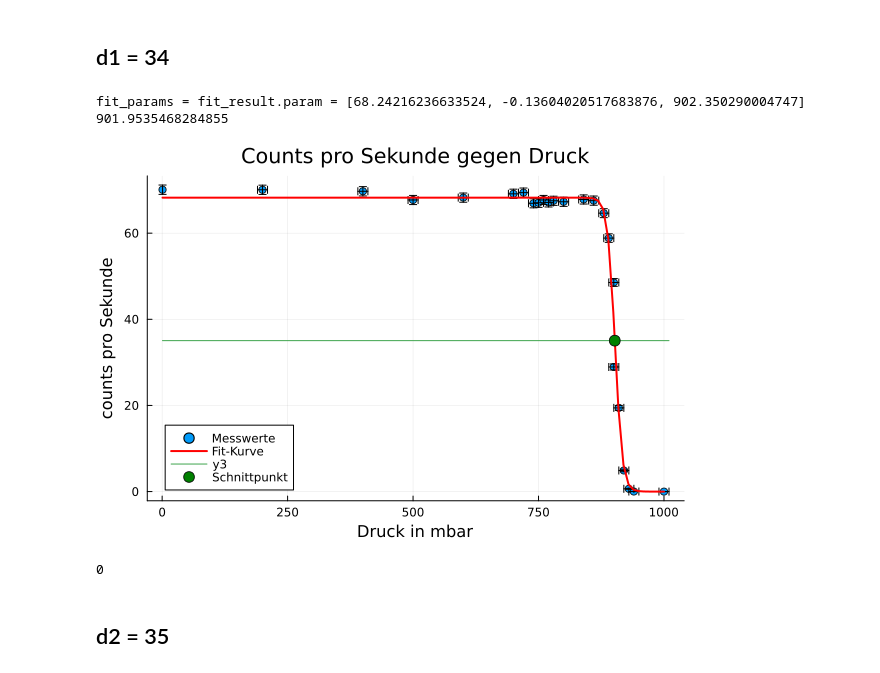
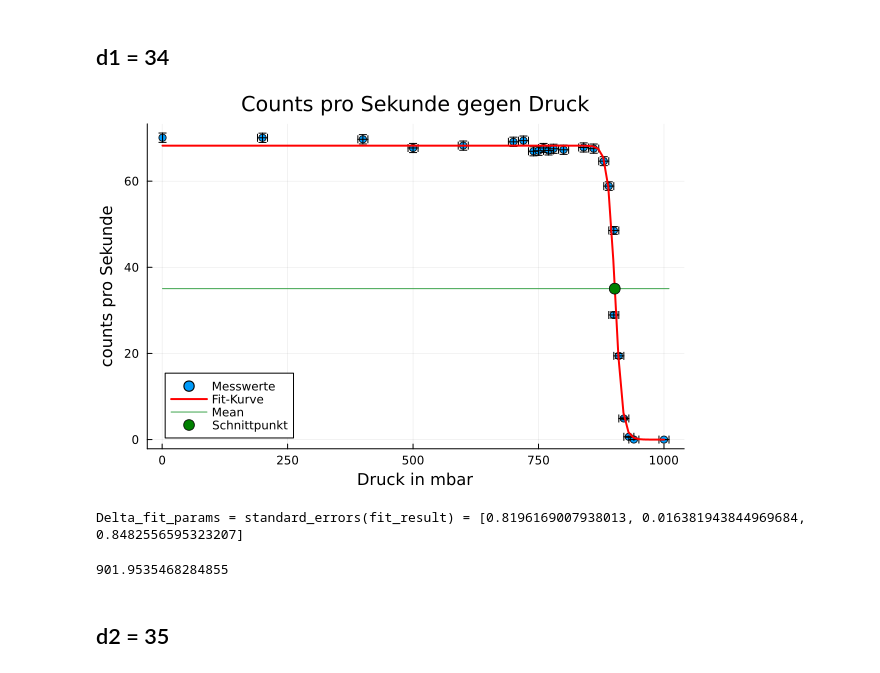
Before and after one commit to Baryonics/pb_ktp_3_3, a Jupyter notebook: code/reichweiten.ipynb, the cells around one changed output. Saved outputs shown, nothing was run; the diff lists cells and outputs as text; code cells hidden in the pictures.

```diff
--- a/code/reichweiten.ipynb
+++ b/code/reichweiten.ipynb
@@ -8,14 +17,13 @@ using CSV
 ## d1 = 34
 # %%
 d_1 = 34      #Gewählter Abstand
-
-### Plotte Messergebnisse
-p1 = plot_p_counts("d1.csv", 750.0, d_1)
+p_1, _, fit_params_d1 = plot_p_counts("d1.csv", 750.0, d_1)
+d_s[1] = d_1
+p_s[1] = p_1
 # %% [output]
+[figure, new version]
-fit_params = fit_result.param = [68.24216236633524, -0.13604020517683876, 902.350290004747]
-901.9535468284855
+Delta_fit_params = standard_errors(fit_result) = [0.8196169007938013, 0.016381943844969684, 0.8482556595323207]
-[figure, old version]
-0
+901.9535468284855
 # %% [markdown]
 ## d2  = 35
 # %%
```
Also changed, not shown: parts of 8 cells of this notebook, 7 other files.
